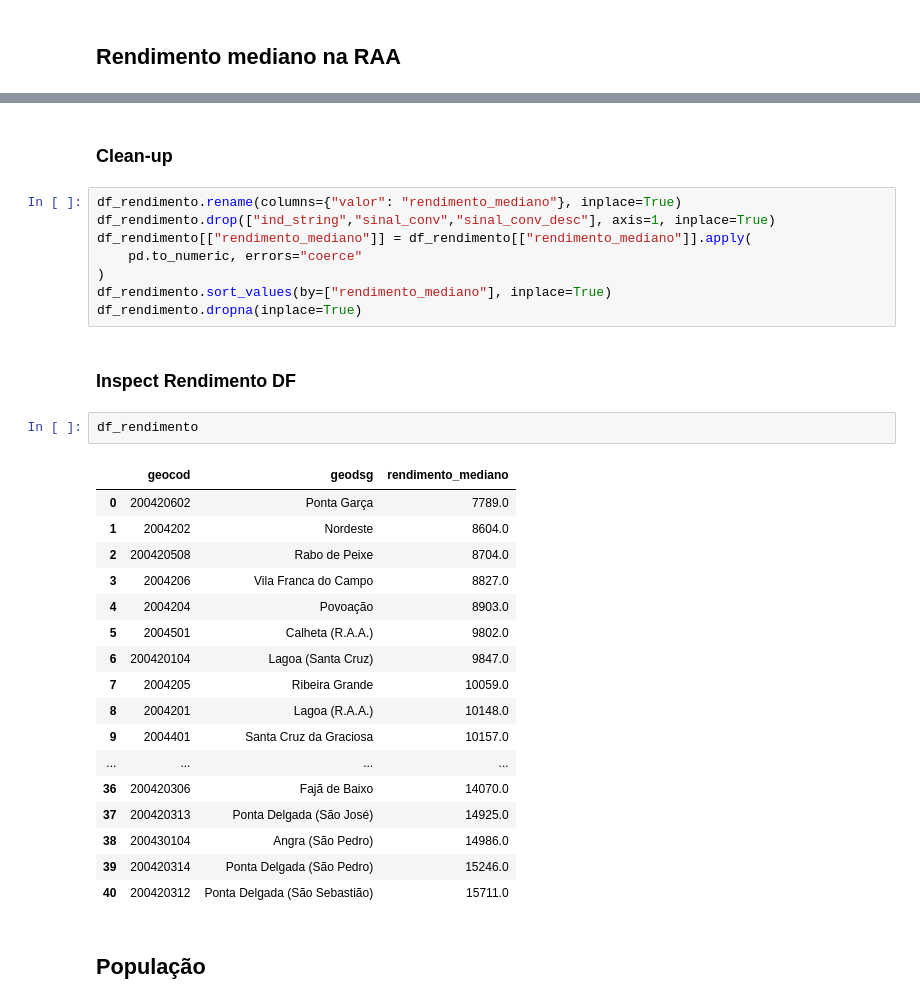
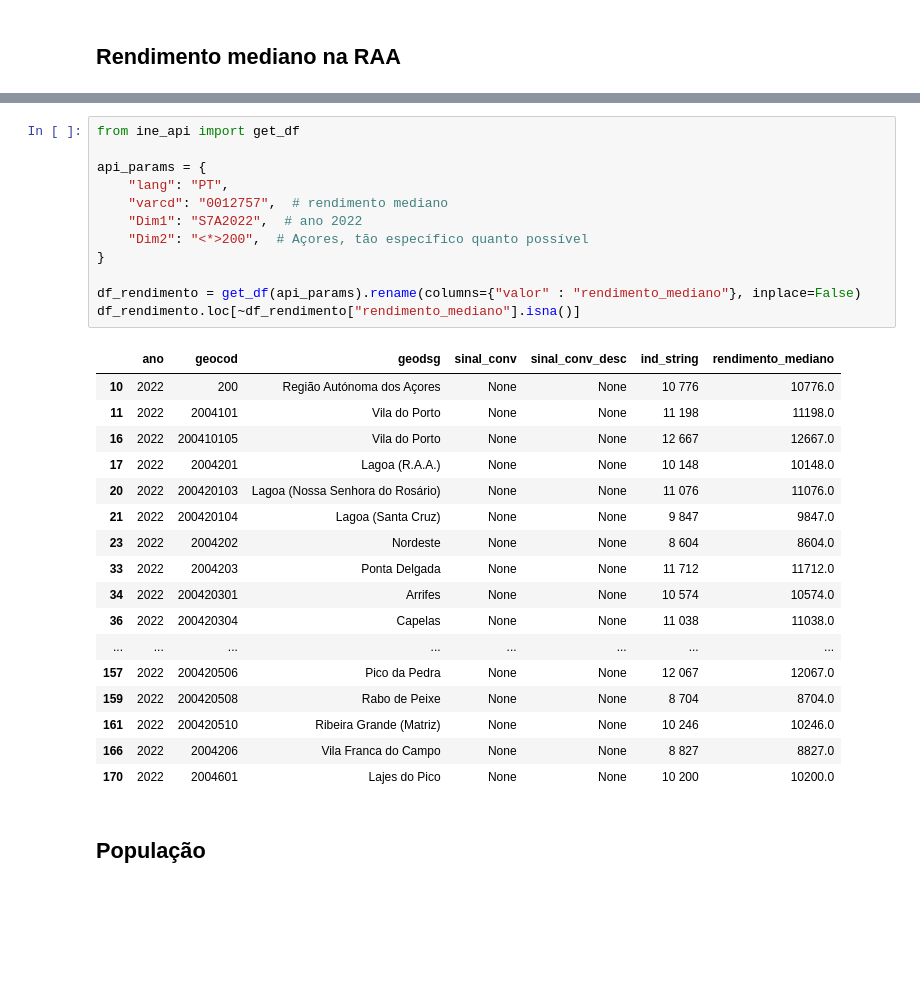
Before and after one commit to fmesqg/ine, a Jupyter notebook: ine_api_showcase.ipynb, the cells around one changed output, grey strips where cells are left out. Drawn from its saved outputs; the diff is of its cells as text; blank space fills up the shorter version.

```diff
--- a/ine_api_showcase.ipynb
+++ b/ine_api_showcase.ipynb
@@ -91,34 +26,32 @@ df_rendimento
-# %% [markdown]
-### Clean-up
-# %%
-df_rendimento.rename(columns={"valor": "rendimento_mediano"}, inplace=True)
-df_rendimento.drop(["ind_string","sinal_conv","sinal_conv_desc"], axis=1, inplace=True)
-df_rendimento[["rendimento_mediano"]] = df_rendimento[["rendimento_mediano"]].apply(
-    pd.to_numeric, errors="coerce"
-)
-df_rendimento.sort_values(by=["rendimento_mediano"], inplace=True)
-df_rendimento.dropna(inplace=True)
-# %% [markdown]
-### Inspect Rendimento DF
-# %%
-df_rendimento
-# %% [output]
-|  | geocod | geodsg | rendimento_mediano |
-| 0 | 200420602 | Ponta Garça | 7789.0 |
-| 1 | 2004202 | Nordeste | 8604.0 |
-| 2 | 200420508 | Rabo de Peixe | 8704.0 |
-| 3 | 2004206 | Vila Franca do Campo | 8827.0 |
-| 4 | 2004204 | Povoação | 8903.0 |
-| 5 | 2004501 | Calheta (R.A.A.) | 9802.0 |
-| 6 | 200420104 | Lagoa (Santa Cruz) | 9847.0 |
-| 7 | 2004205 | Ribeira Grande | 10059.0 |
-| 8 | 2004201 | Lagoa (R.A.A.) | 10148.0 |
-| 9 | 2004401 | Santa Cruz da Graciosa | 10157.0 |
-| ... | ... | ... | ... |
-| 36 | 200420306 | Fajã de Baixo | 14070.0 |
-| 37 | 200420313 | Ponta Delgada (São José) | 14925.0 |
-| 38 | 200430104 | Angra (São Pedro) | 14986.0 |
-| 39 | 200420314 | Ponta Delgada (São Pedro) | 15246.0 |
-| 40 | 200420312 | Ponta Delgada (São Sebastião) | 15711.0 |
+# %%
+from ine_api import get_df
+
+api_params = {
+    "lang": "PT",
+    "varcd": "0012757",  # rendimento mediano
+    "Dim1": "S7A2022",  # ano 2022
+    "Dim2": "<*>200",  # Açores, tão específico quanto possível
+}
+
+df_rendimento = get_df(api_params).rename(columns={"valor" : "rendimento_mediano"}, inplace=False)
+df_rendimento.loc[~df_rendimento["rendimento_mediano"].isna()]
+# %% [output]
+|  | ano | geocod | geodsg | sinal_conv | sinal_conv_desc | ind_string | rendimento_mediano |
+| 10 | 2022 | 200 | Região Autónoma dos Açores | None | None | 10 776 | 10776.0 |
+| 11 | 2022 | 2004101 | Vila do Porto | None | None | 11 198 | 11198.0 |
+| 16 | 2022 | 200410105 | Vila do Porto | None | None | 12 667 | 12667.0 |
+| 17 | 2022 | 2004201 | Lagoa (R.A.A.) | None | None | 10 148 | 10148.0 |
+| 20 | 2022 | 200420103 | Lagoa (Nossa Senhora do Rosário) | None | None | 11 076 | 11076.0 |
+| 21 | 2022 | 200420104 | Lagoa (Santa Cruz) | None | None | 9 847 | 9847.0 |
+| 23 | 2022 | 2004202 | Nordeste | None | None | 8 604 | 8604.0 |
+| 33 | 2022 | 2004203 | Ponta Delgada | None | None | 11 712 | 11712.0 |
+| 34 | 2022 | 200420301 | Arrifes | None | None | 10 574 | 10574.0 |
+| 36 | 2022 | 200420304 | Capelas | None | None | 11 038 | 11038.0 |
+| ... | ... | ... | ... | ... | ... | ... | ... |
+| 157 | 2022 | 200420506 | Pico da Pedra | None | None | 12 067 | 12067.0 |
+| 159 | 2022 | 200420508 | Rabo de Peixe | None | None | 8 704 | 8704.0 |
+| 161 | 2022 | 200420510 | Ribeira Grande (Matriz) | None | None | 10 246 | 10246.0 |
+| 166 | 2022 | 2004206 | Vila Franca do Campo | None | None | 8 827 | 8827.0 |
+| 170 | 2022 | 2004601 | Lajes do Pico | None | None | 10 200 | 10200.0 |
 # %% [markdown]
 ## População
```
Also changed, not shown: parts of 16 cells of this notebook, 8 other files.
